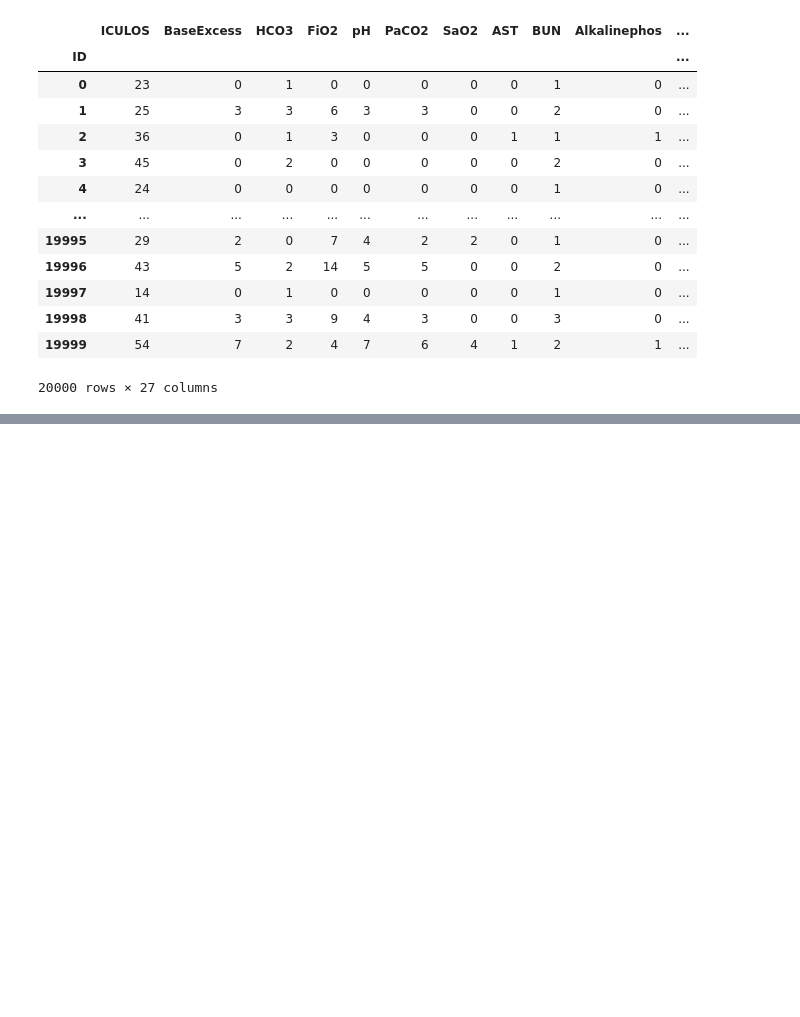
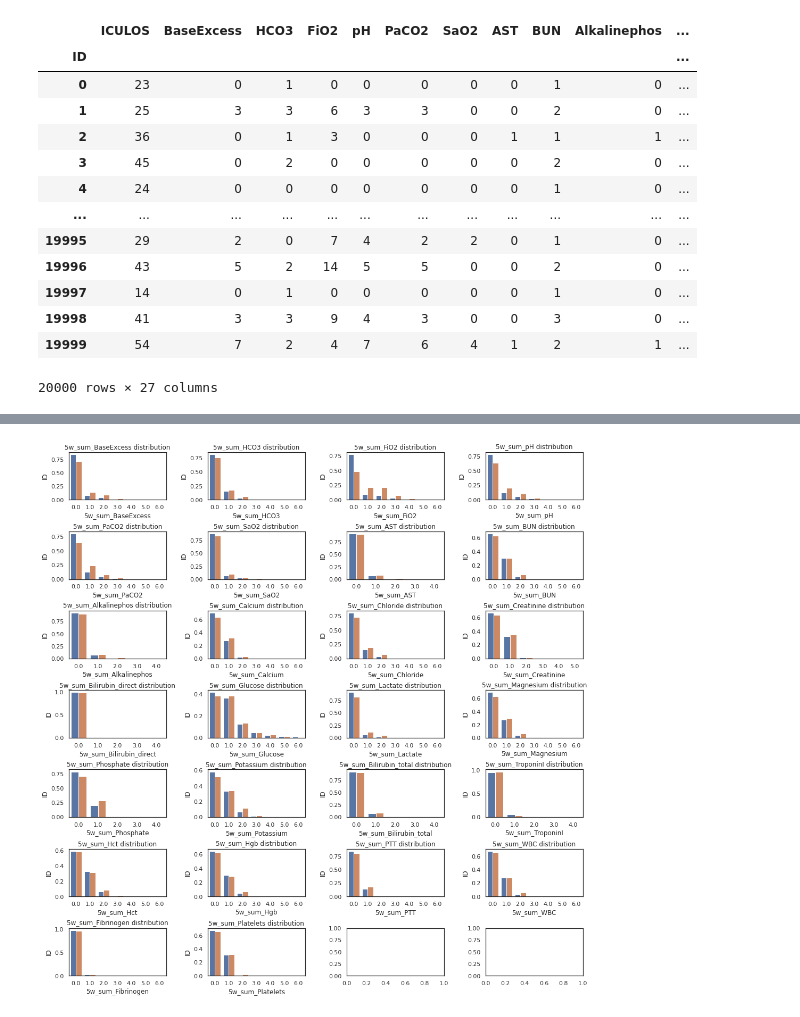
Before and after one commit to AtarCohen/Early-Prediction_of_Sepsis, a Jupyter notebook: PreProcess.ipynb, the cells around one changed output, grey strips where cells are left out. Saved outputs shown, nothing was run; the diff lists cells and outputs as text; code cells hidden in the pictures; blank space fills up the shorter version.

```diff
--- a/PreProcess.ipynb
+++ b/PreProcess.ipynb
@@ -98,3 +103,15 @@ df[['ID','ICULOS']+lab_attr].groupby(by='ID').count()
 | 19998 | 41 | 3 | 3 | 9 | 4 | 3 | 0 | 0 | 3 | 0 | ... |
 | 19999 | 54 | 7 | 2 | 4 | 7 | 6 | 4 | 1 | 2 | 1 | ... |
 20000 rows × 27 columns
+# %%
+def add_rolling_window(df, attr, window_size):
+    df = df.sort_values(by=['ID','ICULOS'], ascending =[True,True])
+    rolling = df[['ID']+attr].groupby('ID').rolling(window=window_size, closed='both').count()
+    rolling= rolling.rename(columns={at: f'{window_size}w_sum_{at}' for at in attr})
+    rolling=rolling[list(rolling.columns)[1:]].reset_index().set_index('level_1')
+    # rolling= rolling.rename(columns={'level_1': 'serial'})
+    # df = df.reset_index().rename(columns={'index': 'serial'})
+    combined = df.join(rolling,how='left', rsuffix= 'r')
+    return combined, rolling
+# %%
+df_with_roll, roll = add_rolling_window(df, lab_attr, 5)
@@ -100,0 +144,17 @@ df[['ID','ICULOS']+lab_attr].groupby(by='ID').count()
+# %%
+tmp = df_with_roll[['Label','5w_sum_BaseExcess','ID']].groupby(['Label','5w_sum_BaseExcess'], as_index=False).count()
+# %%
+window_attr = list(roll.columns)[1:]
+fig,axes = plt.subplots(7,4, figsize=(15,15))
+fig.tight_layout(pad=3)
+axes = axes.ravel()
+sepsis_rows = df_with_roll[df_with_roll['Label']==1].shape[0]
+non_sepsis_rows = df_with_roll[df_with_roll['Label']==0].shape[0]
+for i,at in enumerate(window_attr):
+    tmp = df_with_roll[['Label',at,'ID']].groupby(['Label',at], as_index=False).count().reset_index()
+    tmp['ID'] = tmp.apply(lambda x: x['ID']/sepsis_rows if x['Label']==1 else  x.ID/non_sepsis_rows, axis=1)
+    sns.barplot(x=at, y='ID', hue='Label', data=tmp, ax=axes[i])
+    axes[i].set_title(f'{at} distribution')
+    axes[i].get_legend().remove()
+# %% [output]
+[figure, added]
```
Also changed, not shown: parts of 9 cells of this notebook, 1 other file.
